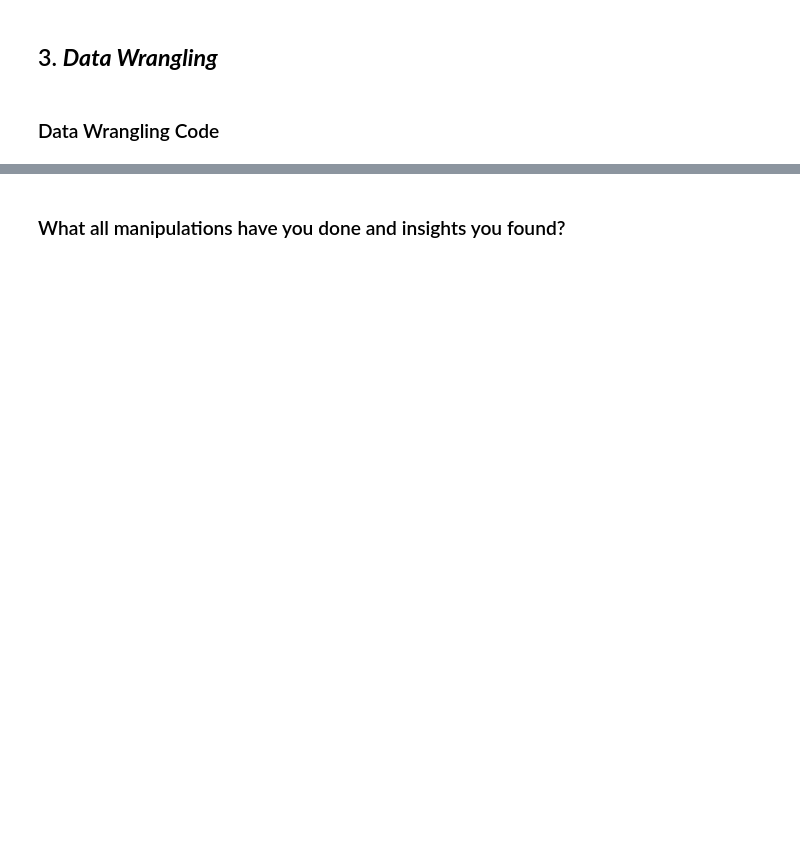
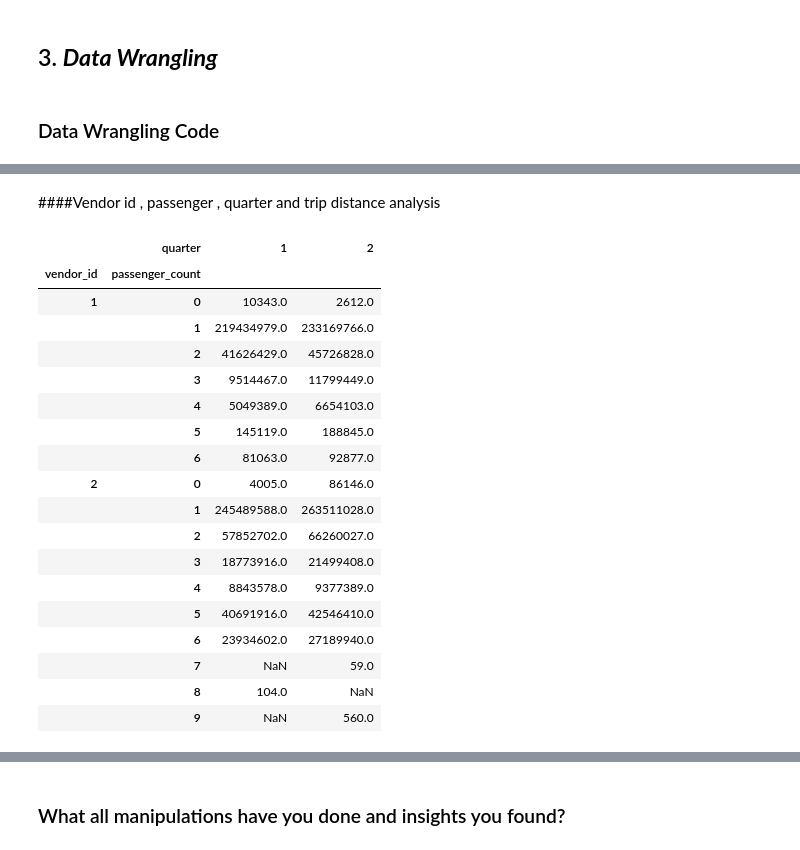
Before and after one commit to Jit562/New_York_Taxi_Service_Prediction, a Jupyter notebook: ML_Techmind_Regression_Project_.ipynb, the cells around one changed output, grey strips where cells are left out. Cells and saved outputs as stored; diff of their text form; code cells hidden in the pictures; blank space fills up the shorter version.

```diff
--- a/ML_Techmind_Regression_Project_.ipynb
+++ b/ML_Techmind_Regression_Project_.ipynb
@@ -691,0 +1357,24 @@ taxi['trip_duration'].nunique()
+# %% [markdown]
+####Vendor id , passenger , quarter and trip distance analysis
+# %%
+taxi.groupby(['vendor_id','passenger_count','quarter'])['trip_duration'].sum().unstack()
+# %% [output]
+|  | quarter | 1 | 2 |
+| vendor_id | passenger_count |  |  |
+| 1 | 0 | 10343.0 | 2612.0 |
+|  | 1 | 219434979.0 | 233169766.0 |
+|  | 2 | 41626429.0 | 45726828.0 |
+|  | 3 | 9514467.0 | 11799449.0 |
+|  | 4 | 5049389.0 | 6654103.0 |
+|  | 5 | 145119.0 | 188845.0 |
+|  | 6 | 81063.0 | 92877.0 |
+| 2 | 0 | 4005.0 | 86146.0 |
+|  | 1 | 245489588.0 | 263511028.0 |
+|  | 2 | 57852702.0 | 66260027.0 |
+|  | 3 | 18773916.0 | 21499408.0 |
+|  | 4 | 8843578.0 | 9377389.0 |
+|  | 5 | 40691916.0 | 42546410.0 |
+|  | 6 | 23934602.0 | 27189940.0 |
+|  | 7 | NaN | 59.0 |
+|  | 8 | 104.0 | NaN |
+|  | 9 | NaN | 560.0 |
```
Also changed, not shown: parts of 108 cells of this notebook.
